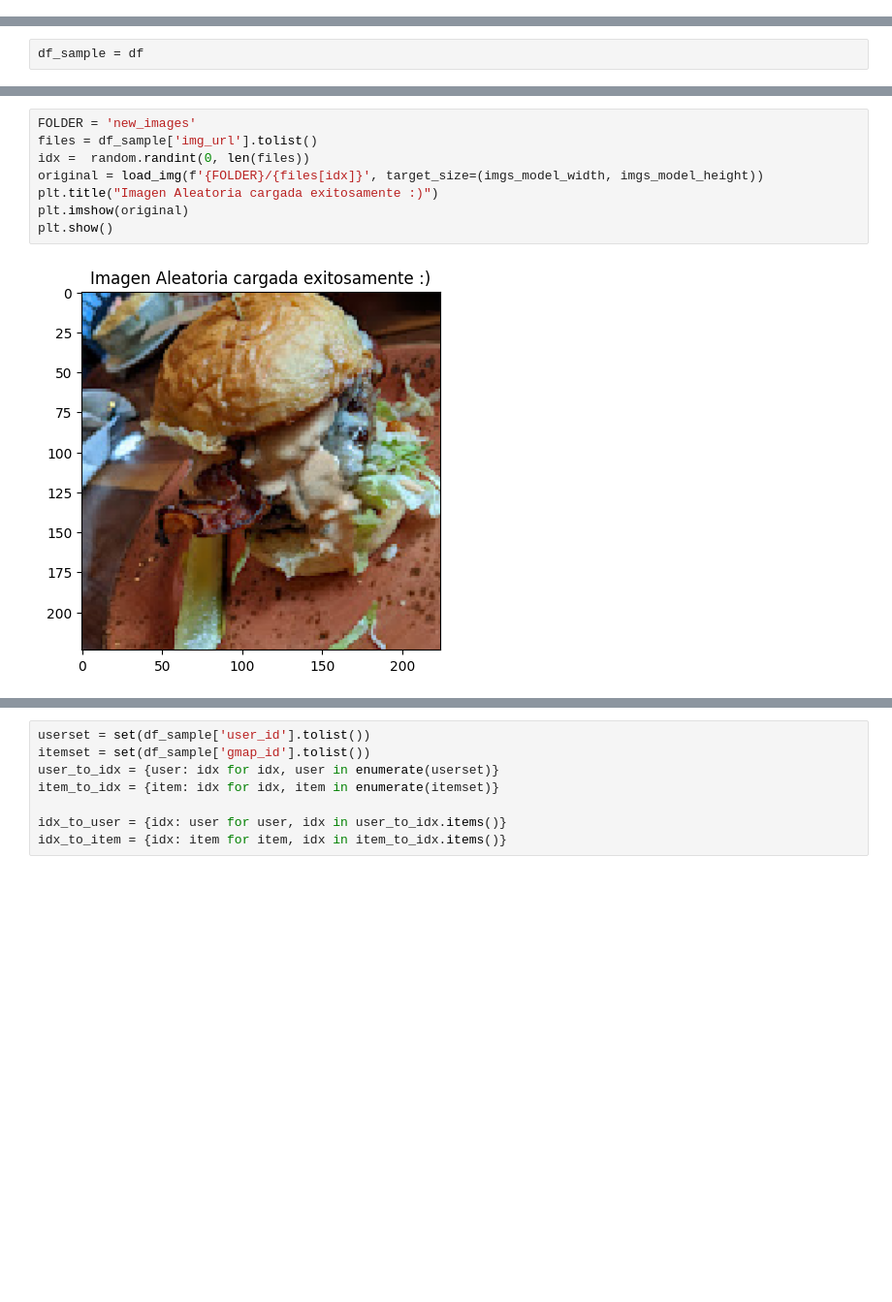
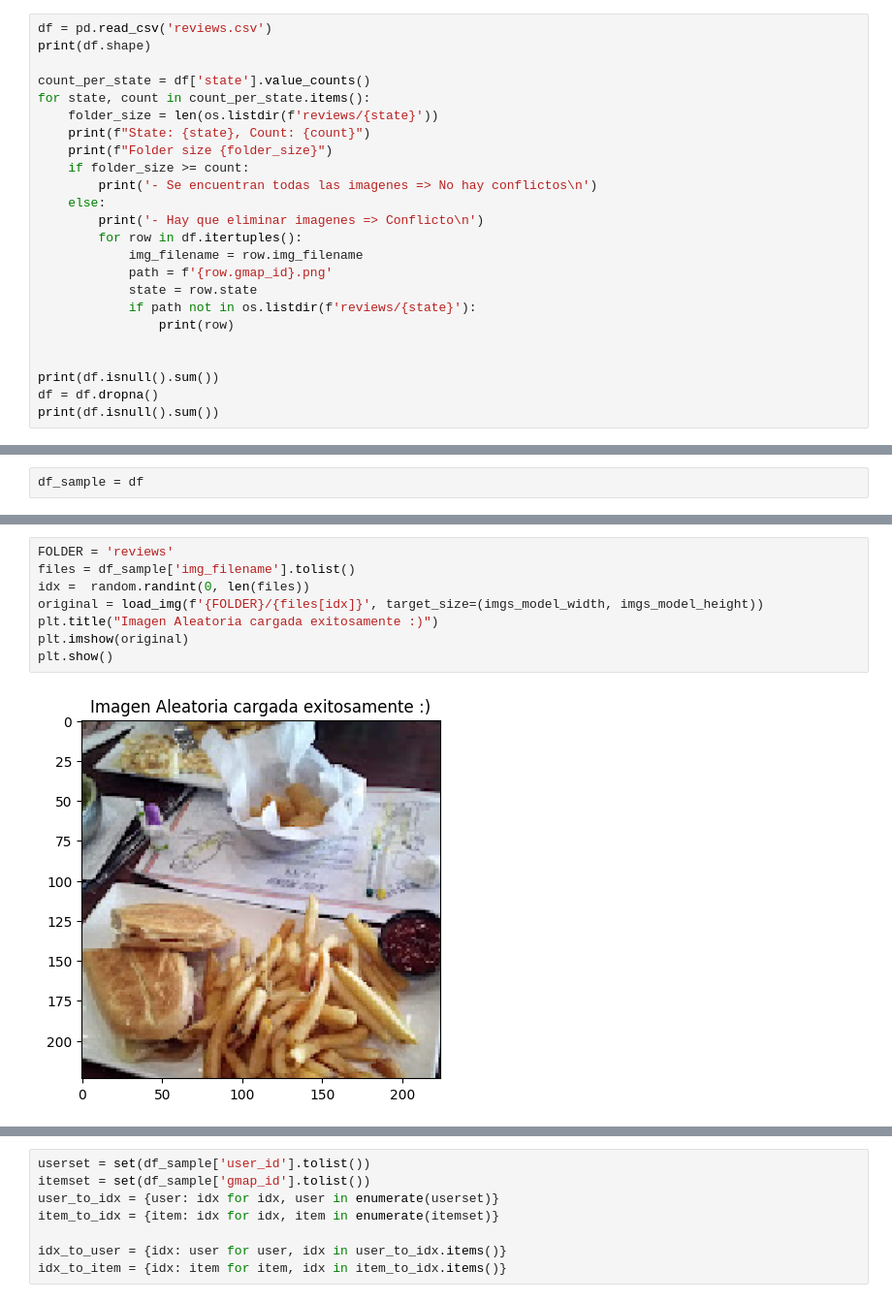
Before and after one commit to pedrozavalat/iic3633-proyecto, a Jupyter notebook: iic3633_v1_models_baselines.ipynb, the cells around one changed output, grey strips where cells are left out. Shown at 97% size. Saved outputs shown, nothing was run; the diff lists cells and outputs as text; blank space fills up the shorter version.

```diff
--- a/iic3633_v1_models_baselines.ipynb
+++ b/iic3633_v1_models_baselines.ipynb
@@ -89,0 +92,24 @@ df.head()
+# %%
+df = pd.read_csv('reviews.csv')
+print(df.shape)
+
+count_per_state = df['state'].value_counts()
+for state, count in count_per_state.items():
+    folder_size = len(os.listdir(f'reviews/{state}'))
+    print(f"State: {state}, Count: {count}")
+    print(f"Folder size {folder_size}")
+    if folder_size >= count:
+        print('- Se encuentran todas las imagenes => No hay conflictos\n')
+    else:
+        print('- Hay que eliminar imagenes => Conflicto\n')
+        for row in df.itertuples():
+            img_filename = row.img_filename
+            path = f'{row.gmap_id}.png'
+            state = row.state
+            if path not in os.listdir(f'reviews/{state}'):
+                print(row)
+
+
+print(df.isnull().sum())
+df = df.dropna()
+print(df.isnull().sum())
@@ -358,10 +397,10 @@ Name: count, dtype: int64
 # %%
-FOLDER = 'new_images'
-files = df_sample['img_url'].tolist()
+FOLDER = 'reviews'
+files = df_sample['img_filename'].tolist()
 idx =  random.randint(0, len(files))
 original = load_img(f'{FOLDER}/{files[idx]}', target_size=(imgs_model_width, imgs_model_height))
 plt.title("Imagen Aleatoria cargada exitosamente :)")
 plt.imshow(original)
 plt.show()
 # %% [output]
-[figure, old version]
+[figure, new version]
```
Also changed, not shown: parts of 26 cells of this notebook.
